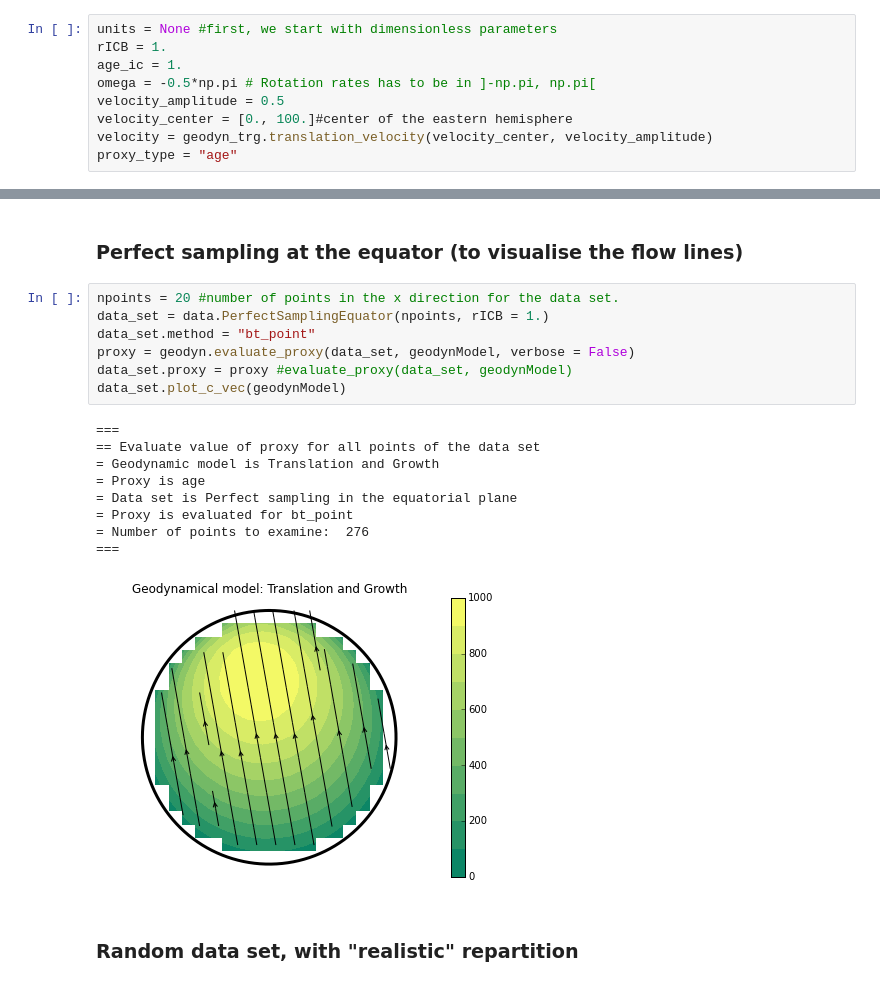
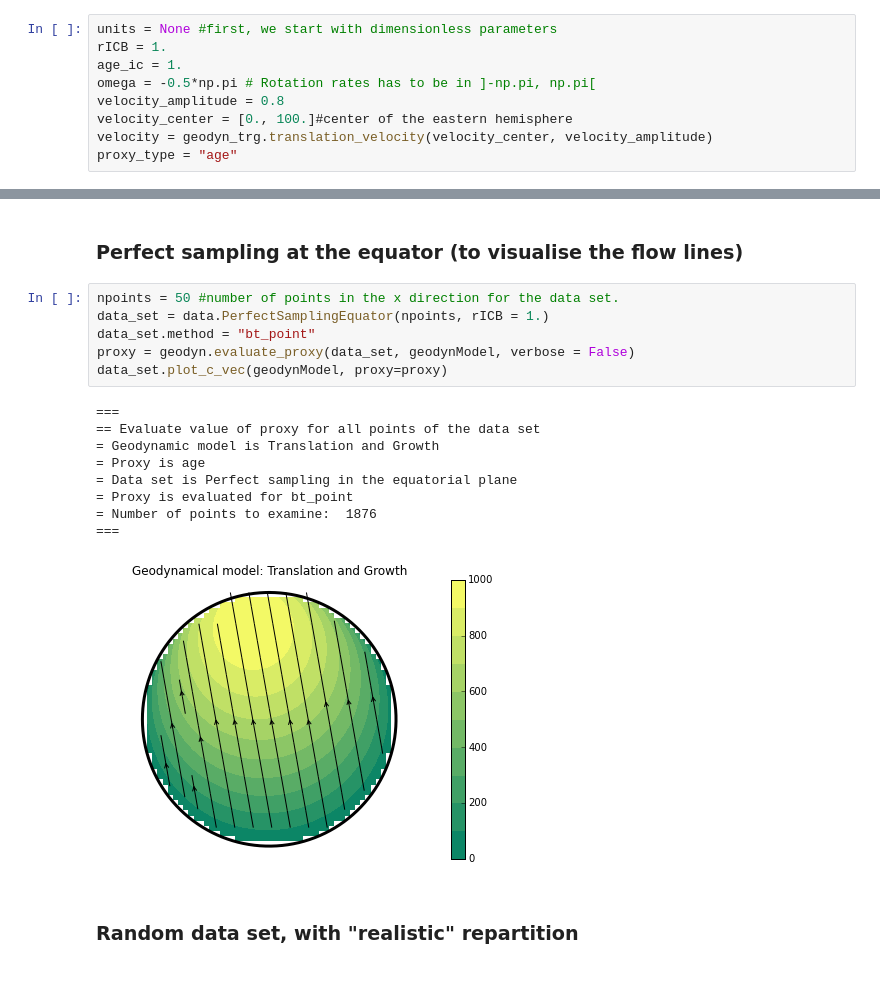
Before and after one commit to MarineLasbleis/GrowYourIC, a Jupyter notebook: GrowYourInnerCore_examples.ipynb, the cells around one changed output, grey strips where cells are left out. Saved outputs shown, nothing was run; the diff lists cells and outputs as text.

```diff
--- a/GrowYourInnerCore_examples.ipynb
+++ b/GrowYourInnerCore_examples.ipynb
@@ -32,7 +65,7 @@ units = None #first, we start with dimensionless parameters
 rICB = 1.
 age_ic = 1.
 omega = -0.5*np.pi # Rotation rates has to be in ]-np.pi, np.pi[
-velocity_amplitude = 0.5
+velocity_amplitude = 0.8
 velocity_center = [0., 100.]#center of the eastern hemisphere
 velocity = geodyn_trg.translation_velocity(velocity_center, velocity_amplitude)
 proxy_type = "age"
@@ -51,22 +84,21 @@ geodynModel.define_units()
 # %% [markdown]
 ### Perfect sampling at the equator (to visualise the flow lines)
 # %%
-npoints = 20 #number of points in the x direction for the data set.
+npoints = 50 #number of points in the x direction for the data set.
 data_set = data.PerfectSamplingEquator(npoints, rICB = 1.)
 data_set.method = "bt_point"
 proxy = geodyn.evaluate_proxy(data_set, geodynModel, verbose = False)
-data_set.proxy = proxy #evaluate_proxy(data_set, geodynModel)
-data_set.plot_c_vec(geodynModel)
+data_set.plot_c_vec(geodynModel, proxy=proxy)
 # %% [output]
 ===
 == Evaluate value of proxy for all points of the data set
 = Geodynamic model is Translation and Growth
 = Proxy is age
 = Data set is Perfect sampling in the equatorial plane
 = Proxy is evaluated for bt_point
-= Number of points to examine:  276
+= Number of points to examine:  1876
 ===
-[figure, old version]
+[figure, new version]
 # %% [markdown]
 ### Random data set, with "realistic" repartition
 # %%
```
Also changed, not shown: parts of 18 cells of this notebook, 2 other files.
